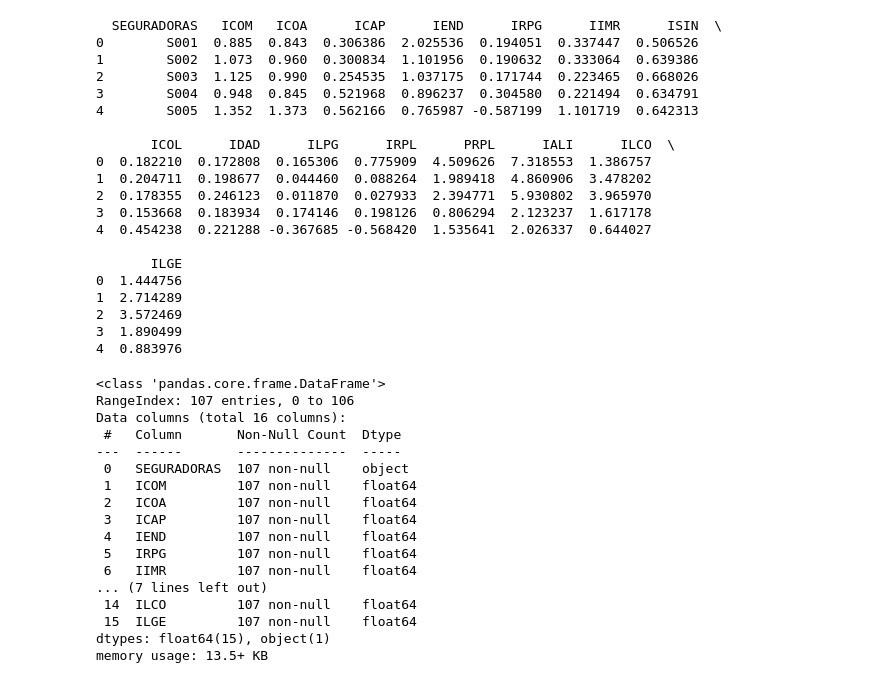
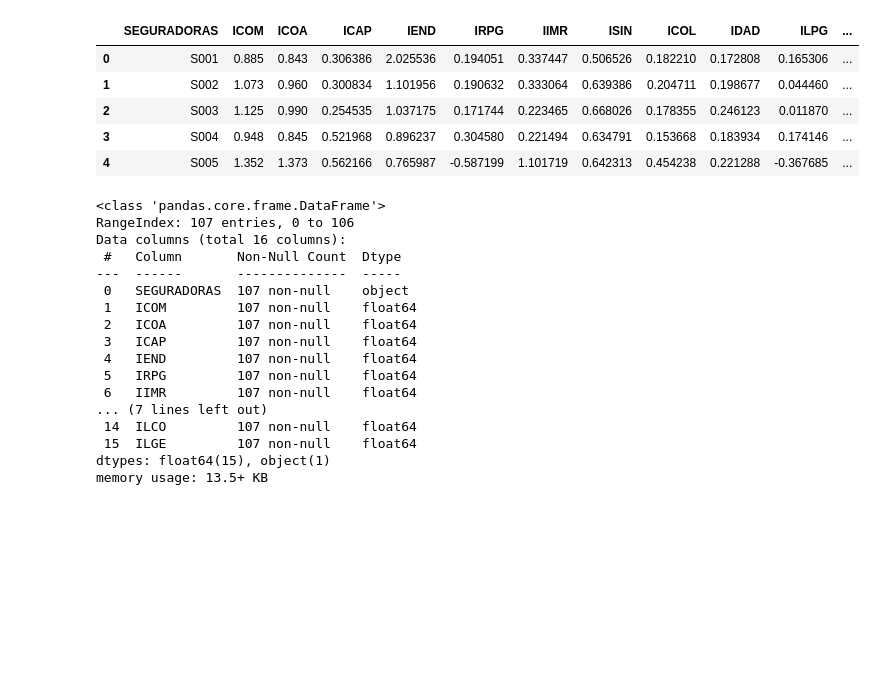
Before and after one commit to sergiourzedojunior/financ_KPI, a Jupyter notebook: scripts/afatorial.ipynb, the cells around one changed output. Saved outputs shown, nothing was run; the diff lists cells and outputs as text; code cells hidden in the pictures; blank space fills up the shorter version.

```diff
--- a/scripts/afatorial.ipynb
+++ b/scripts/afatorial.ipynb
@@ -4,36 +4,22 @@ warnings.simplefilter(action='ignore', category=FutureWarning)
 # %%
 import pandas as pd
 import pyreadstat
 
 # Caminho do arquivo
 file_path = r"D:\OneDrive\Estatística\financ_KPI\inputs\Cap 02 - Exemplo.sav"
 
 # Ler o arquivo .sav
 df, meta = pyreadstat.read_sav(file_path)
 
 # Exibir as primeiras linhas do DataFrame
-print(df.head())
+df.head()
 # %% [output]
-  SEGURADORAS   ICOM   ICOA      ICAP      IEND      IRPG      IIMR      ISIN  \
-0        S001  0.885  0.843  0.306386  2.025536  0.194051  0.337447  0.506526
-1        S002  1.073  0.960  0.300834  1.101956  0.190632  0.333064  0.639386
-2        S003  1.125  0.990  0.254535  1.037175  0.171744  0.223465  0.668026
-3        S004  0.948  0.845  0.521968  0.896237  0.304580  0.221494  0.634791
-4        S005  1.352  1.373  0.562166  0.765987 -0.587199  1.101719  0.642313
-
-       ICOL      IDAD      ILPG      IRPL      PRPL      IALI      ILCO  \
-0  0.182210  0.172808  0.165306  0.775909  4.509626  7.318553  1.386757
-1  0.204711  0.198677  0.044460  0.088264  1.989418  4.860906  3.478202
-2  0.178355  0.246123  0.011870  0.027933  2.394771  5.930802  3.965970
-3  0.153668  0.183934  0.174146  0.198126  0.806294  2.123237  1.617178
-4  0.454238  0.221288 -0.367685 -0.568420  1.535641  2.026337  0.644027
-
-       ILGE
-0  1.444756
-1  2.714289
-2  3.572469
-3  1.890499
-4  0.883976
+|  | SEGURADORAS | ICOM | ICOA | ICAP | IEND | IRPG | IIMR | ISIN | ICOL | IDAD | ILPG | ... |
+| 0 | S001 | 0.885 | 0.843 | 0.306386 | 2.025536 | 0.194051 | 0.337447 | 0.506526 | 0.182210 | 0.172808 | 0.165306 | ... |
+| 1 | S002 | 1.073 | 0.960 | 0.300834 | 1.101956 | 0.190632 | 0.333064 | 0.639386 | 0.204711 | 0.198677 | 0.044460 | ... |
+| 2 | S003 | 1.125 | 0.990 | 0.254535 | 1.037175 | 0.171744 | 0.223465 | 0.668026 | 0.178355 | 0.246123 | 0.011870 | ... |
+| 3 | S004 | 0.948 | 0.845 | 0.521968 | 0.896237 | 0.304580 | 0.221494 | 0.634791 | 0.153668 | 0.183934 | 0.174146 | ... |
+| 4 | S005 | 1.352 | 1.373 | 0.562166 | 0.765987 | -0.587199 | 1.101719 | 0.642313 | 0.454238 | 0.221288 | -0.367685 | ... |
 # %%
 df.info()
 # %% [output]
```
Also changed, not shown: parts of 33 cells of this notebook, 4 other files.
